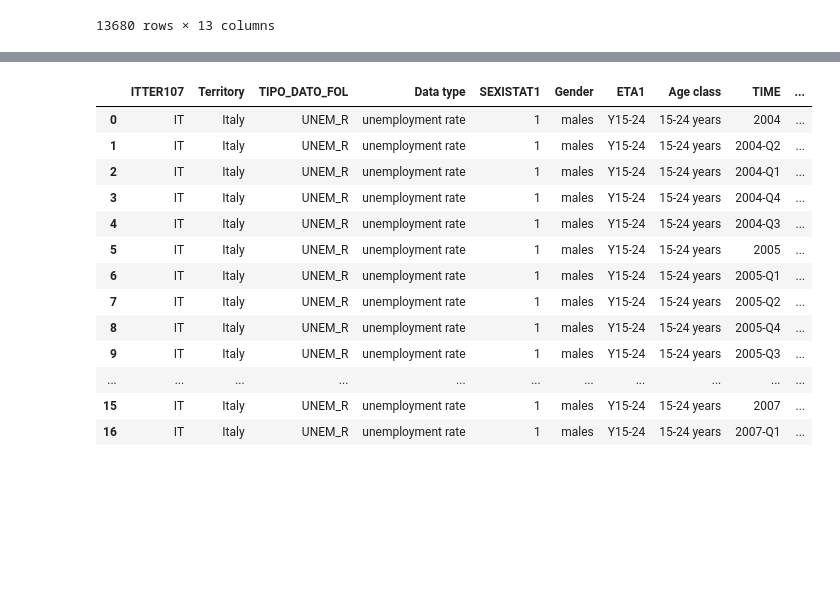
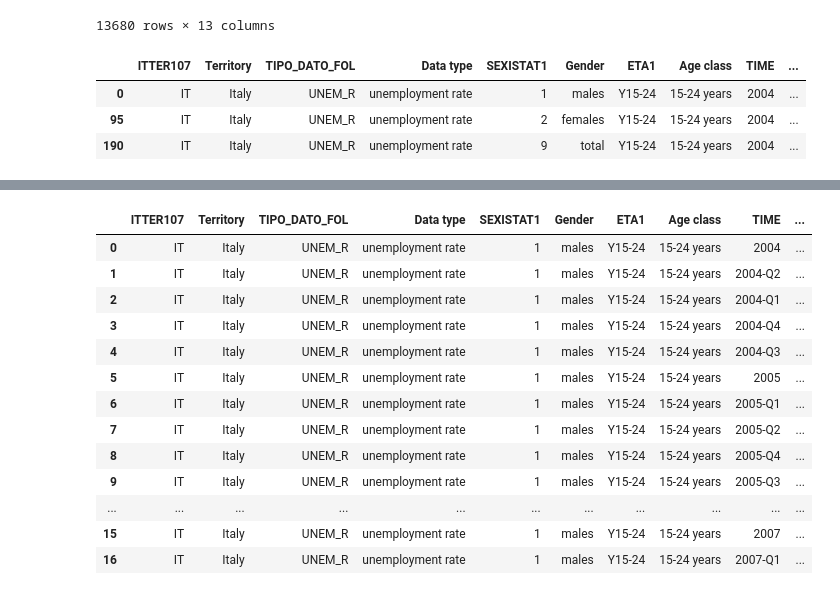
Before and after one commit to OmdenaAI/milan-italy-impact-covid-crimes, a Jupyter notebook: src/tasks/task-2-data-cleaning/unemployment_quarterly.ipynb, the cells around one changed output, grey strips where cells are left out. Saved outputs shown, nothing was run; the diff lists cells and outputs as text; code cells hidden in the pictures; blank space fills up the shorter version.

```diff
--- a/src/tasks/task-2-data-cleaning/unemployment_quarterly.ipynb
+++ b/src/tasks/task-2-data-cleaning/unemployment_quarterly.ipynb
@@ -17,6 +17,14 @@ unemployment_qr
 | 13678 | ITE | Centro (I) | UNEM_R | unemployment rate | 9 | total | Y35-49 | 35-49 years | 2022-Q3 | ... |
 | 13679 | ITE | Centro (I) | UNEM_R | unemployment rate | 9 | total | Y35-49 | 35-49 years | 2022-Q4 | ... |
 13680 rows × 13 columns
+# %%
+# unemp_2004 = unemployment_qr_clean[(unemployment_qr_clean['Year'] == 2004) & (unemployment_qr_clean['Territory'] == 'Italy') & (unemployment_qr_clean['Quarter'] == 'Total')]
+unemployment_qr[(unemployment_qr['ITTER107'] == 'IT') & (unemployment_qr['Age class'] == '15-24 years') & (unemployment_qr['TIME'] == '2004')]
+# %% [output]
+|  | ITTER107 | Territory | TIPO_DATO_FOL | Data type | SEXISTAT1 | Gender | ETA1 | Age class | TIME | ... |
+| 0 | IT | Italy | UNEM_R | unemployment rate | 1 | males | Y15-24 | 15-24 years | 2004 | ... |
+| 95 | IT | Italy | UNEM_R | unemployment rate | 2 | females | Y15-24 | 15-24 years | 2004 | ... |
+| 190 | IT | Italy | UNEM_R | unemployment rate | 9 | total | Y15-24 | 15-24 years | 2004 | ... |
 # %%
 # 10 random sample of the data
 unemployment_qr.sample(10)
```
Also changed, not shown: parts of 4 cells of this notebook, 1 other file.
